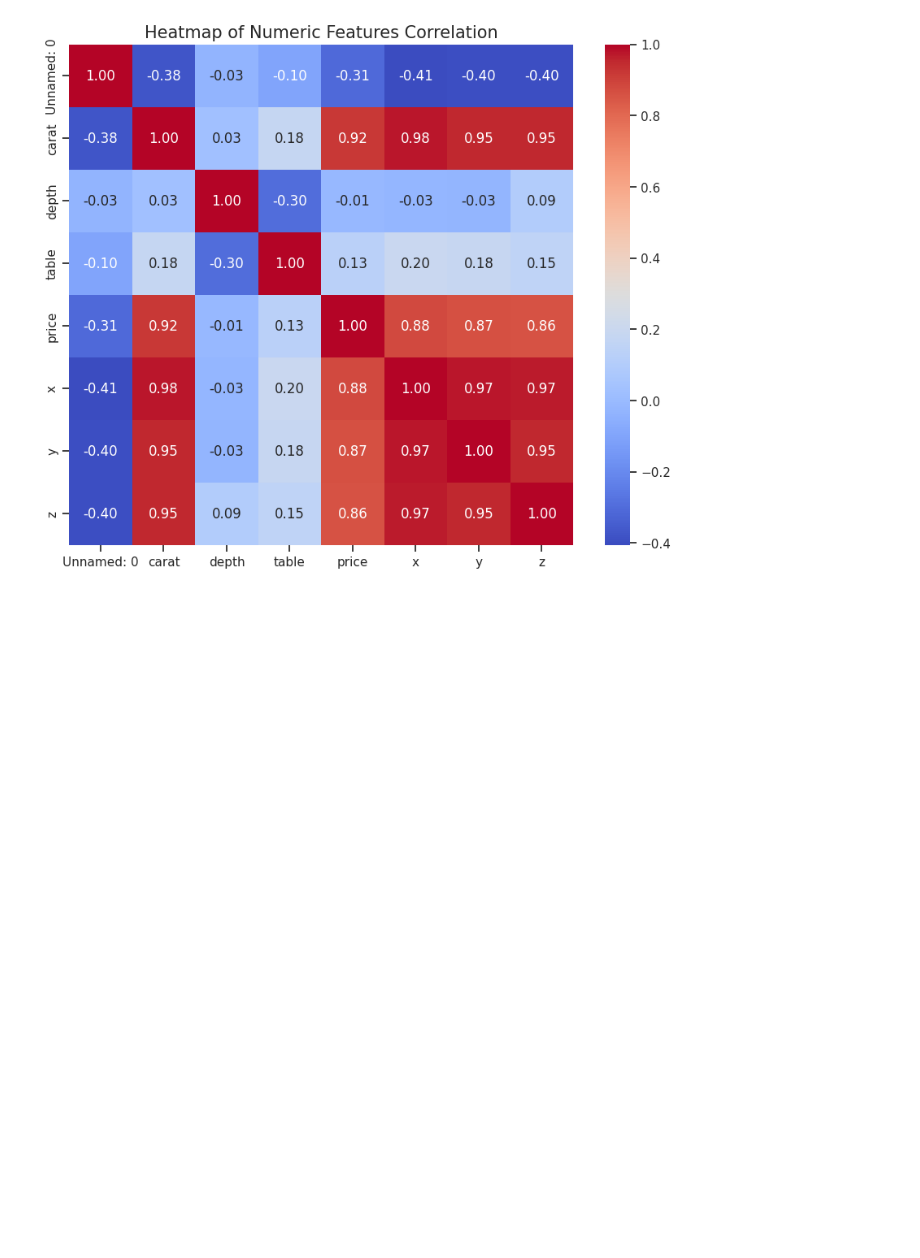
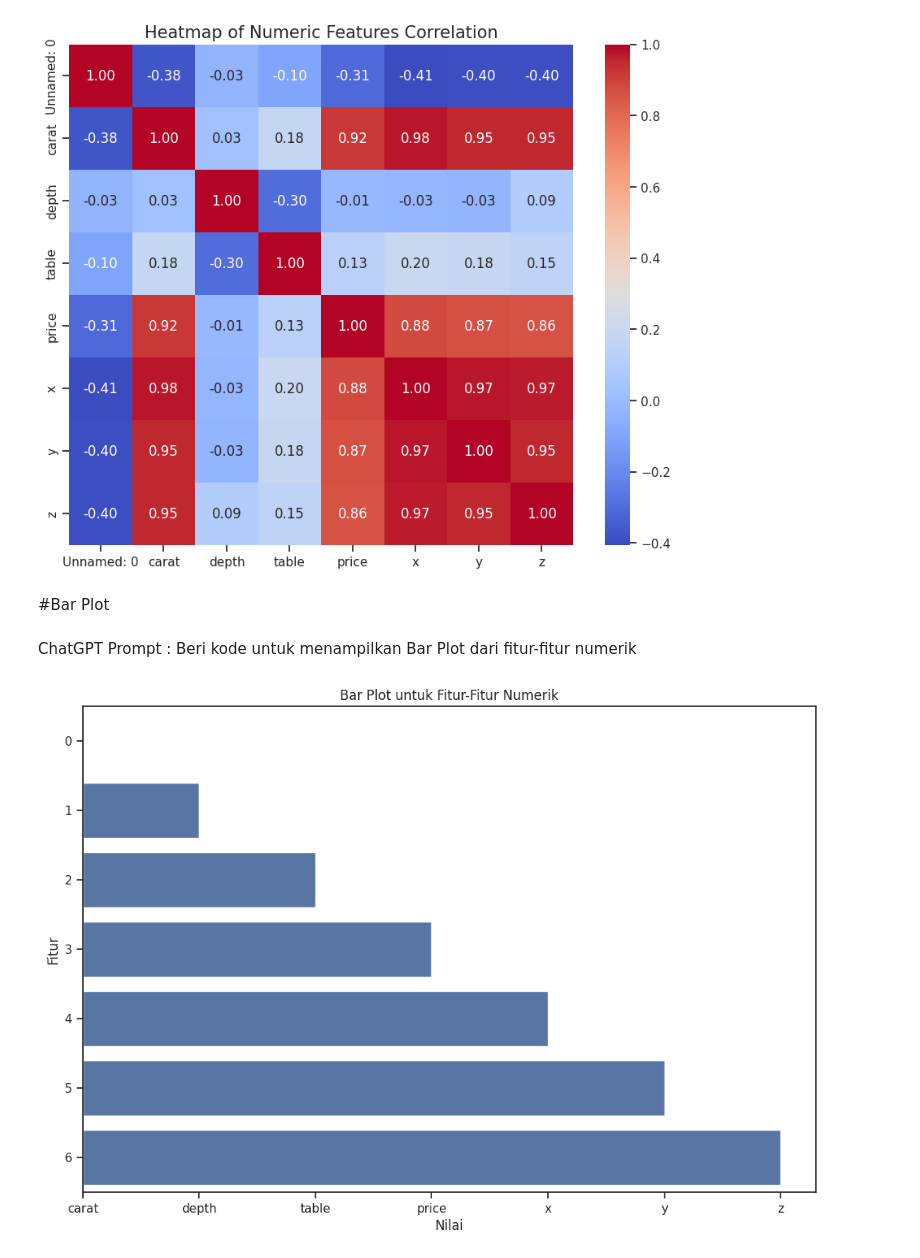
Before and after one commit to afifibd/Machine-Learning, a Jupyter notebook: Week-4/Data_Visualization_dataset_diamonds.ipynb, the cells around one changed output. Saved outputs shown, nothing was run; the diff lists cells and outputs as text; code cells hidden in the pictures; blank space fills up the shorter version.

```diff
--- a/Week-4/Data_Visualization_dataset_diamonds.ipynb
+++ b/Week-4/Data_Visualization_dataset_diamonds.ipynb
@@ -174,3 +153,20 @@ plt.title('Heatmap of Numeric Features Correlation', fontsize=15)
 plt.show()
 # %% [output]
 [figure]
+# %% [markdown]
+#Bar Plot
+# %% [markdown]
+ChatGPT Prompt : Beri kode untuk menampilkan Bar Plot dari fitur-fitur numerik
+# %%
+# Memilih hanya kolom-kolom numerik
+numerical_features = ['carat', 'depth', 'table', 'price', 'x', 'y', 'z']
+
+# Membuat bar plot
+plt.figure(figsize=(12, 8))
+sns.barplot(data=numerical_features, orient='h')
+plt.title("Bar Plot untuk Fitur-Fitur Numerik")
+plt.xlabel("Nilai")
+plt.ylabel("Fitur")
+plt.show()
+# %% [output]
+[figure, added]
```
Also changed, not shown: parts of 4 cells of this notebook.
